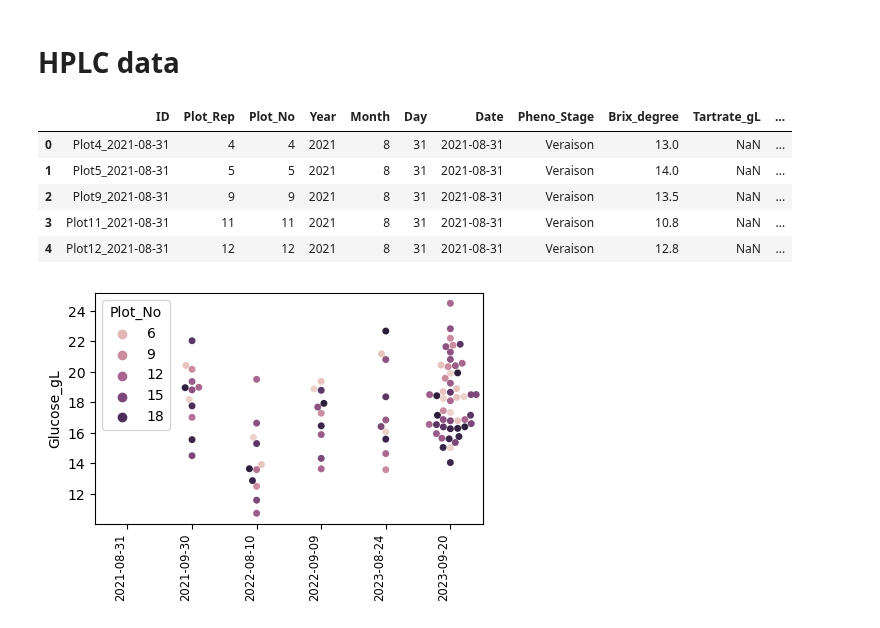
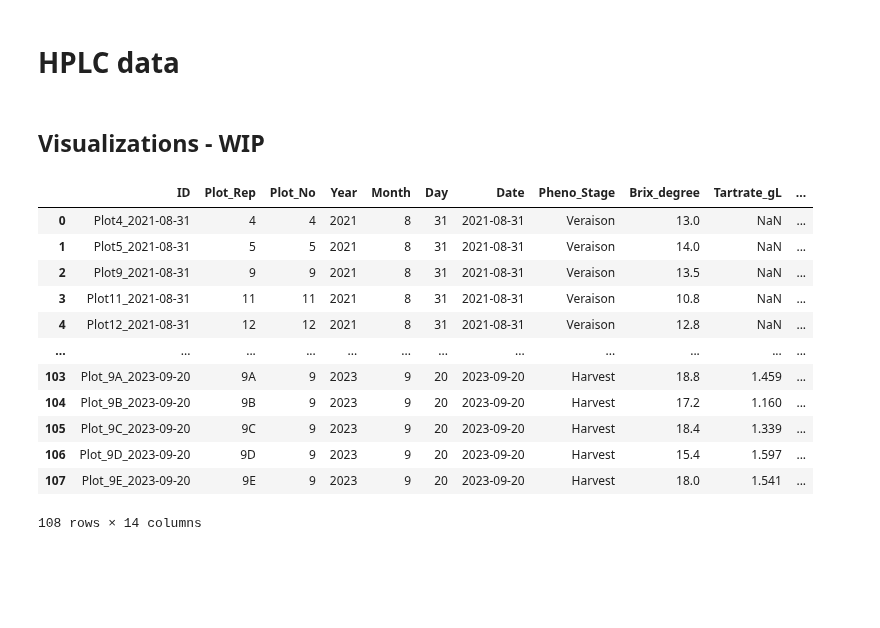
Before and after one commit to bokulich-publications/microterroir, a Jupyter notebook: Berry_Chemistry.ipynb, the cells around one changed output. Cells and saved outputs as stored; diff of their text form; code cells hidden in the pictures; blank space fills up the shorter version.

```diff
--- a/Berry_Chemistry.ipynb
+++ b/Berry_Chemistry.ipynb
@@ -15,34 +18,27 @@ workdir = '/Users/lfloerl/Desktop/MICROTERROIR/curated_data'
 /Users/lfloerl/Desktop/MICROTERROIR/curated_data
 # %%
 # Import data
-hplc_data = pd.read_excel('MASTER_berry_chemistry.xlsx', sheet_name='Lena_data')
+hplc_data = pd.read_csv('MASTER_berry_chemistry.csv')
 must2023_data = pd.read_excel('2023_C13_data.xlsx')
 # %% [markdown]
 # HPLC data
+# %% [markdown]
+## Visualizations - WIP
 # %%
-hplc_data.head()
+hplc_data
 # %% [output]
 |  | ID | Plot_Rep | Plot_No | Year | Month | Day | Date | Pheno_Stage | Brix_degree | Tartrate_gL | ... |
 | 0 | Plot4_2021-08-31 | 4 | 4 | 2021 | 8 | 31 | 2021-08-31 | Veraison | 13.0 | NaN | ... |
 | 1 | Plot5_2021-08-31 | 5 | 5 | 2021 | 8 | 31 | 2021-08-31 | Veraison | 14.0 | NaN | ... |
 | 2 | Plot9_2021-08-31 | 9 | 9 | 2021 | 8 | 31 | 2021-08-31 | Veraison | 13.5 | NaN | ... |
 | 3 | Plot11_2021-08-31 | 11 | 11 | 2021 | 8 | 31 | 2021-08-31 | Veraison | 10.8 | NaN | ... |
 | 4 | Plot12_2021-08-31 | 12 | 12 | 2021 | 8 | 31 | 2021-08-31 | Veraison | 12.8 | NaN | ... |
+| ... | ... | ... | ... | ... | ... | ... | ... | ... | ... | ... | ... |
+| 103 | Plot_9A_2023-09-20 | 9A | 9 | 2023 | 9 | 20 | 2023-09-20 | Harvest | 18.8 | 1.459 | ... |
+| 104 | Plot_9B_2023-09-20 | 9B | 9 | 2023 | 9 | 20 | 2023-09-20 | Harvest | 17.2 | 1.160 | ... |
+| 105 | Plot_9C_2023-09-20 | 9C | 9 | 2023 | 9 | 20 | 2023-09-20 | Harvest | 18.4 | 1.339 | ... |
+| 106 | Plot_9D_2023-09-20 | 9D | 9 | 2023 | 9 | 20 | 2023-09-20 | Harvest | 15.4 | 1.597 | ... |
+| 107 | Plot_9E_2023-09-20 | 9E | 9 | 2023 | 9 | 20 | 2023-09-20 | Harvest | 18.0 | 1.541 | ... |
+108 rows × 14 columns
-# %%
-plt.figure(figsize=(5, 3))
-
-ax = sns.swarmplot(data=hplc_data, y='Glucose_gL', x='Date', hue='Plot_No')
-
-ax.set(xlabel=None)
-ax.set_xticklabels(
-    ax.get_xticklabels(),
-    rotation=90,
-    horizontalalignment='right',
-    fontweight='light',
-    fontsize='small'
-)
-plt.show()
-# %% [output]
-[figure, removed]
 # %%
 # Set up the plot
```
Also changed, not shown: parts of 10 cells of this notebook, 4 other files.
